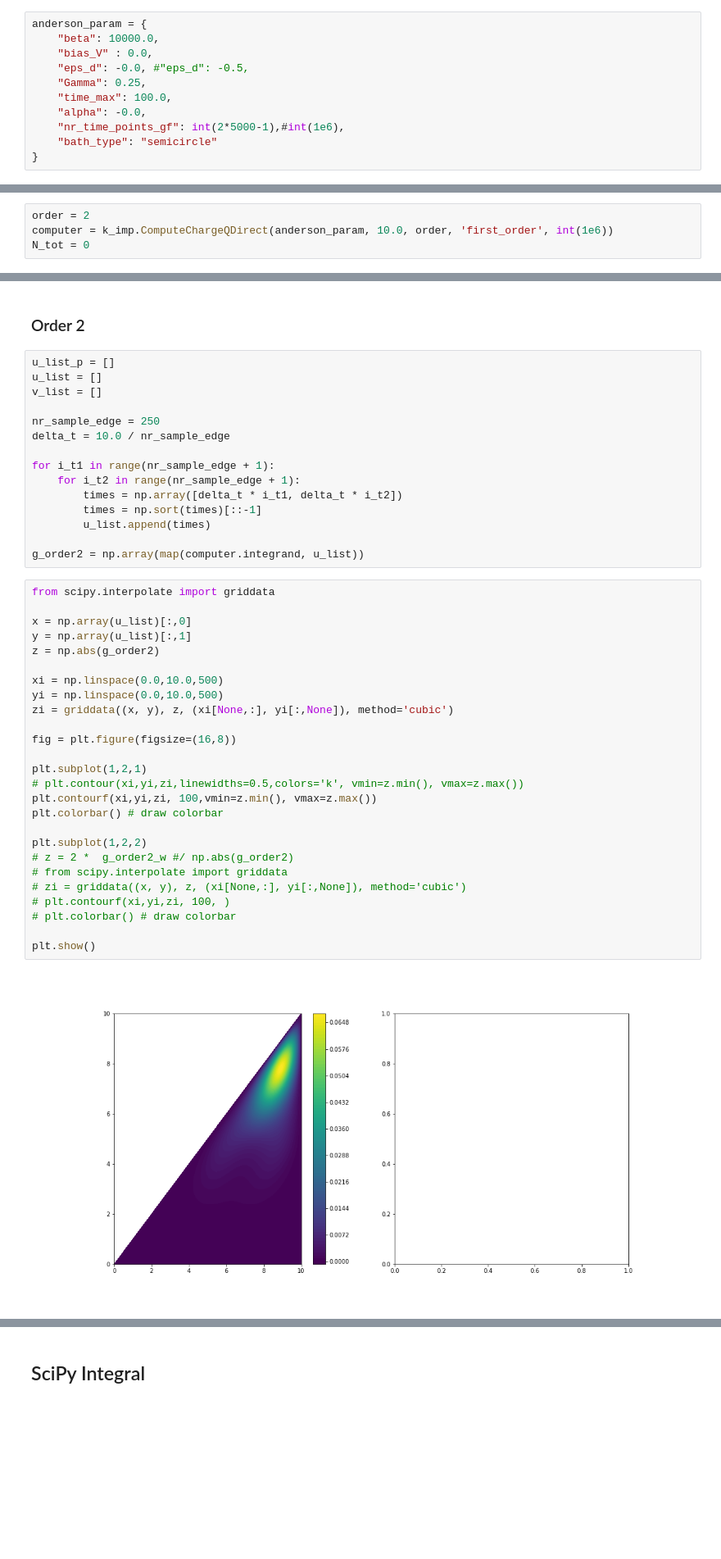
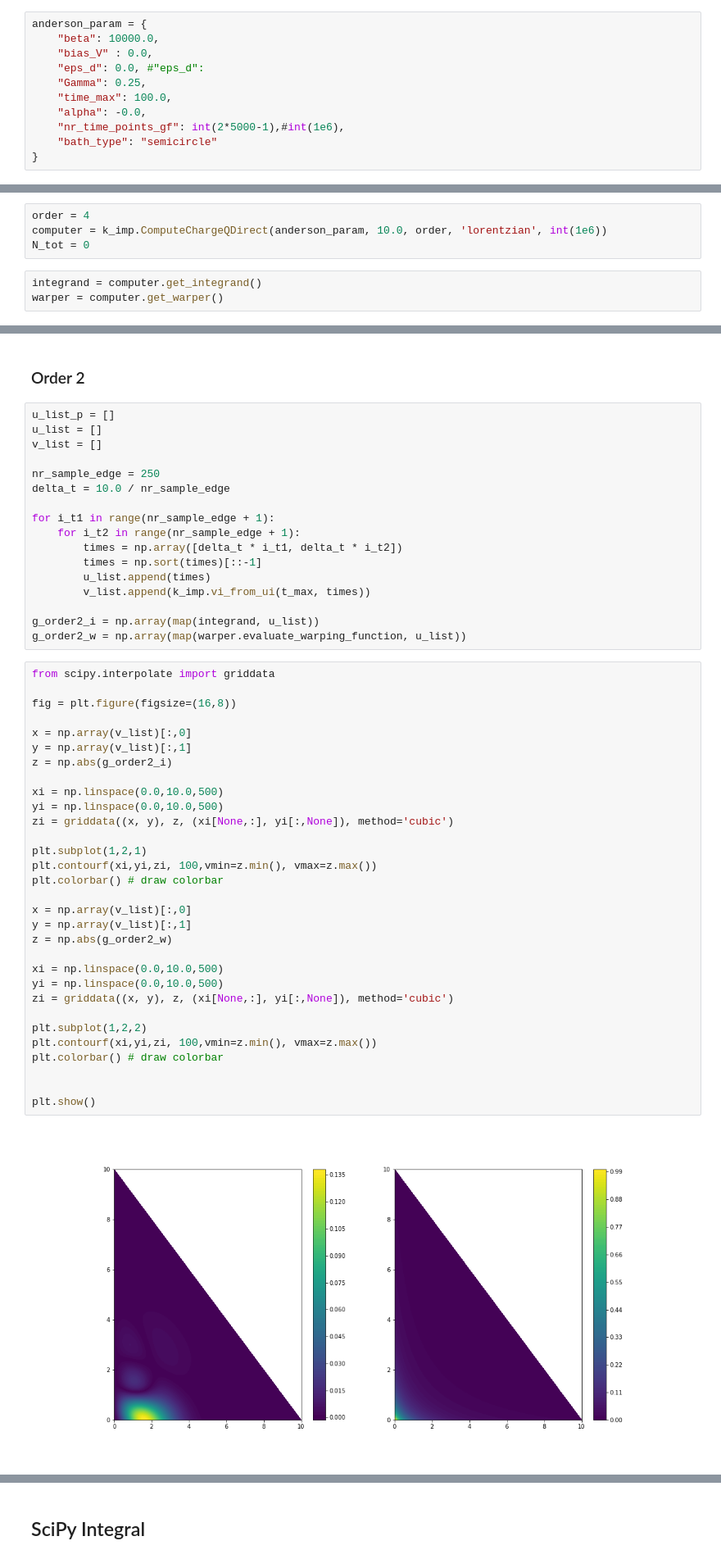
Before and after one commit to macekmar/keldy, a Jupyter notebook: notebooks/Keldy-Impurity-OneBand-Plasma.ipynb, the cells around one changed output, grey strips where cells are left out. Shown at 82% size. Saved outputs shown, nothing was run; the diff lists cells and outputs as text; blank space fills up the shorter version.

```diff
--- a/notebooks/Keldy-Impurity-OneBand-Plasma.ipynb
+++ b/notebooks/Keldy-Impurity-OneBand-Plasma.ipynb
@@ -56,7 +56,7 @@ import keldy.impurity_oneband_module as k_imp
 anderson_param = {
     "beta": 10000.0,
     "bias_V" : 0.0,
-    "eps_d": -0.0, #"eps_d": -0.5,
+    "eps_d": 0.0, #"eps_d":
     "Gamma": 0.25,
     "time_max": 100.0,
     "alpha": -0.0,
@@ -123,9 +123,12 @@ plt.show()
 # %% [markdown]
 ## Measurement
 # %%
-order = 2
-computer = k_imp.ComputeChargeQDirect(anderson_param, 10.0, order, 'first_order', int(1e6))
+order = 4
+computer = k_imp.ComputeChargeQDirect(anderson_param, 10.0, order, 'lorentzian', int(1e6))
 N_tot = 0
+# %%
+integrand = computer.get_integrand()
+warper = computer.get_warper()
 # %%
 result = []
 N_vec = []
@@ -223,36 +273,43 @@ for i_t1 in range(nr_sample_edge + 1):
         times = np.array([delta_t * i_t1, delta_t * i_t2])
         times = np.sort(times)[::-1]
         u_list.append(times)
+        v_list.append(k_imp.vi_from_ui(t_max, times))
 
-g_order2 = np.array(map(computer.integrand, u_list))
+g_order2_i = np.array(map(integrand, u_list))
+g_order2_w = np.array(map(warper.evaluate_warping_function, u_list))
 # %%
 from scipy.interpolate import griddata
 
-x = np.array(u_list)[:,0]
-y = np.array(u_list)[:,1]
-z = np.abs(g_order2)
+fig = plt.figure(figsize=(16,8))
+
+x = np.array(v_list)[:,0]
+y = np.array(v_list)[:,1]
+z = np.abs(g_order2_i)
 
 xi = np.linspace(0.0,10.0,500)
 yi = np.linspace(0.0,10.0,500)
 zi = griddata((x, y), z, (xi[None,:], yi[:,None]), method='cubic')
 
-fig = plt.figure(figsize=(16,8))
-
 plt.subplot(1,2,1)
-# plt.contour(xi,yi,zi,linewidths=0.5,colors='k', vmin=z.min(), vmax=z.max())
 plt.contourf(xi,yi,zi, 100,vmin=z.min(), vmax=z.max())
 plt.colorbar() # draw colorbar
 
+x = np.array(v_list)[:,0]
+y = np.array(v_list)[:,1]
+z = np.abs(g_order2_w)
+
+xi = np.linspace(0.0,10.0,500)
+yi = np.linspace(0.0,10.0,500)
+zi = griddata((x, y), z, (xi[None,:], yi[:,None]), method='cubic')
+
 plt.subplot(1,2,2)
-# z = 2 *  g_order2_w #/ np.abs(g_order2)
-# from scipy.interpolate import griddata
-# zi = griddata((x, y), z, (xi[None,:], yi[:,None]), method='cubic')
-# plt.contourf(xi,yi,zi, 100, )
-# plt.colorbar() # draw colorbar
+plt.contourf(xi,yi,zi, 100,vmin=z.min(), vmax=z.max())
+plt.colorbar() # draw colorbar
+
 
 plt.show()
 # %% [output]
-[figure, old version]
+[figure, new version]
 # %%
 # t = np.linspace(0.0,10.0,251)
 # t_list = [list([t0, t0]) for t0 in t]
```
Also changed, not shown: parts of 11 cells of this notebook.
